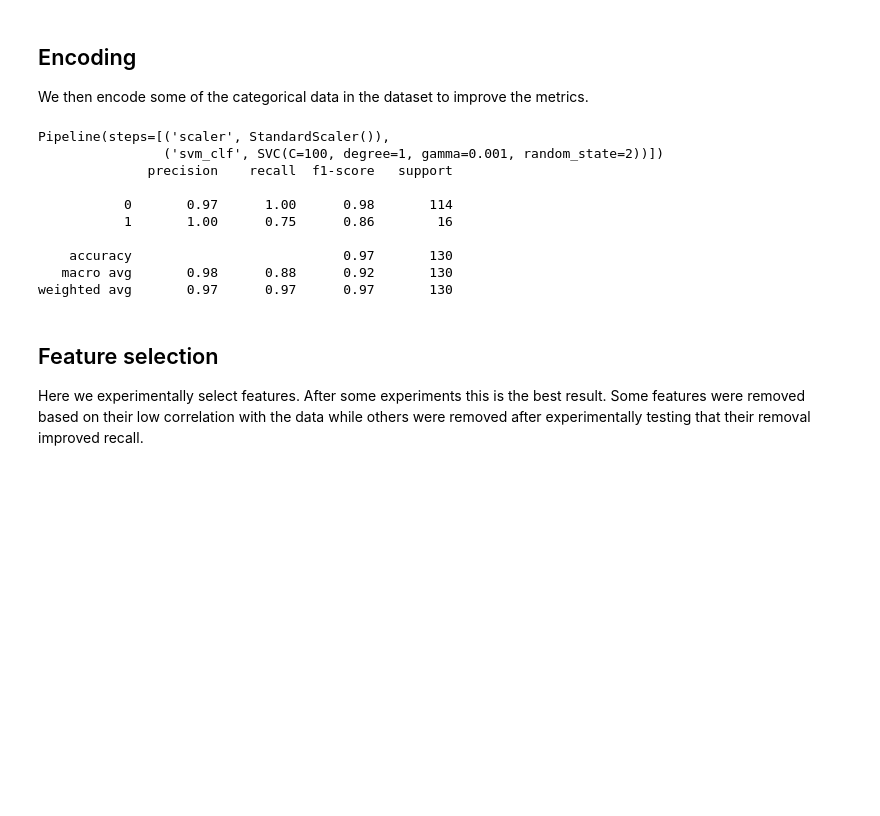
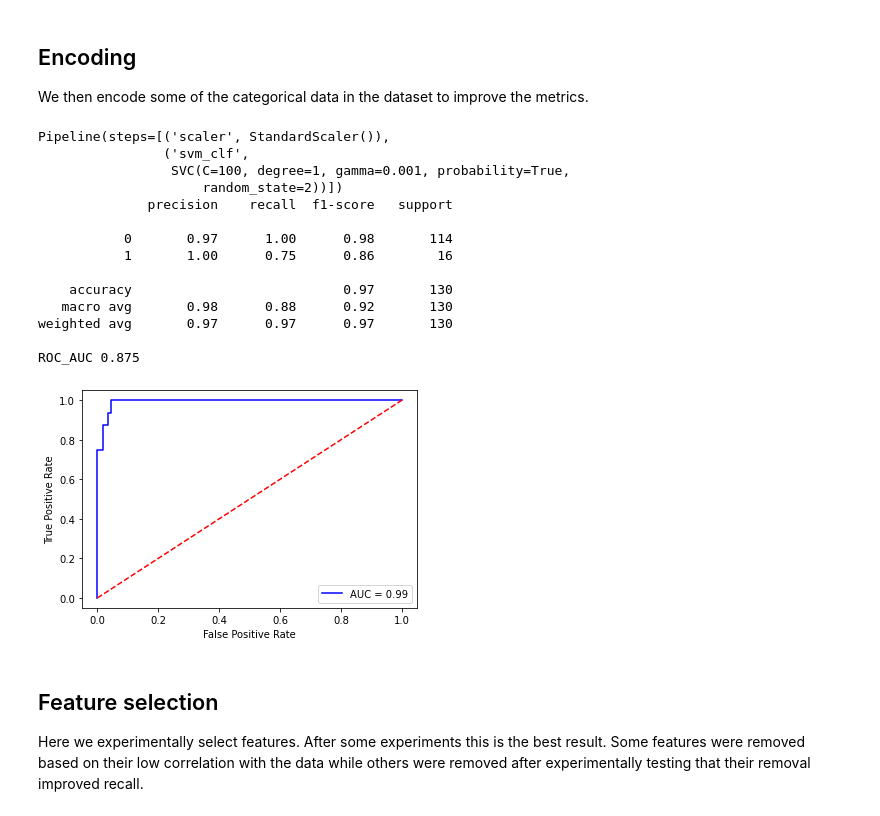
Before and after one commit to YMaher99/Machine-Learning-Course-Project, a Jupyter notebook: Classifying COVID-19 Deaths Using SVM and Decision Tree by Mostafa Lotfy and Youssef Maher.ipynb, the cells around one changed output. Saved outputs shown, nothing was run; the diff lists cells and outputs as text; code cells hidden in the pictures; blank space fills up the shorter version.

```diff
--- a/Classifying COVID-19 Deaths Using SVM and Decision Tree by Mostafa Lotfy and Youssef Maher.ipynb
+++ b/Classifying COVID-19 Deaths Using SVM and Decision Tree by Mostafa Lotfy and Youssef Maher.ipynb
@@ -133,21 +153,29 @@ We then encode some of the categorical data in the dataset to improve the metric
 # %%
 cols = ['location', 'country', 'symptom1', 'symptom2', 'symptom3', 'symptom4', 'symptom5', 'symptom6']
 df_encoded = encode(df, cols)
 X_train, X_validate, X_test, y_train, y_validate, y_test = split(df_encoded)
 best_svm = svm_validate(X_train, y_train, X_validate, y_validate)
+y_predict = best_svm.predict(X_test)
 print(best_svm)
-print(classification_report(y_test, best_svm.predict(X_test)))
+print(classification_report(y_test, y_predict))
+print(f'ROC_AUC', roc_auc_score(y_test, y_predict))
+draw_roc_curve(best_svm,X_test,y_test)
 # %% [output]
 Pipeline(steps=[('scaler', StandardScaler()),
-                ('svm_clf', SVC(C=100, degree=1, gamma=0.001, random_state=2))])
+                ('svm_clf',
+                 SVC(C=100, degree=1, gamma=0.001, probability=True,
+                     random_state=2))])
               precision    recall  f1-score   support
 
            0       0.97      1.00      0.98       114
            1       1.00      0.75      0.86        16
 
     accuracy                           0.97       130
    macro avg       0.98      0.88      0.92       130
 weighted avg       0.97      0.97      0.97       130
+
+ROC_AUC 0.875
+[figure, added]
 # %% [markdown]
 ## Feature selection
 Here we experimentally select features. After some experiments this is the best result. Some features were removed based on their low correlation with the data while others were removed after experimentally testing that their removal improved recall.
```
Also changed, not shown: parts of 18 cells of this notebook, 1 other file.
